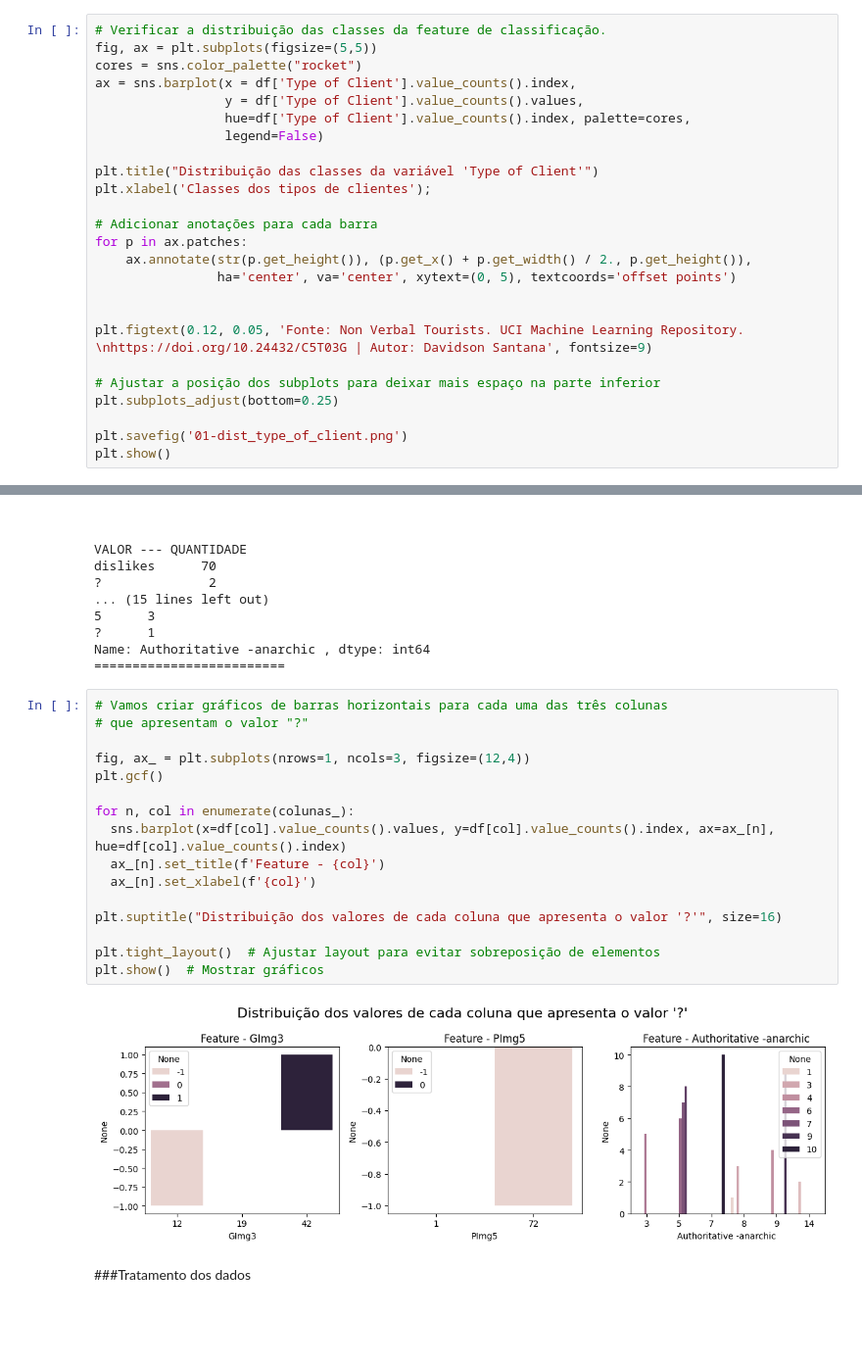
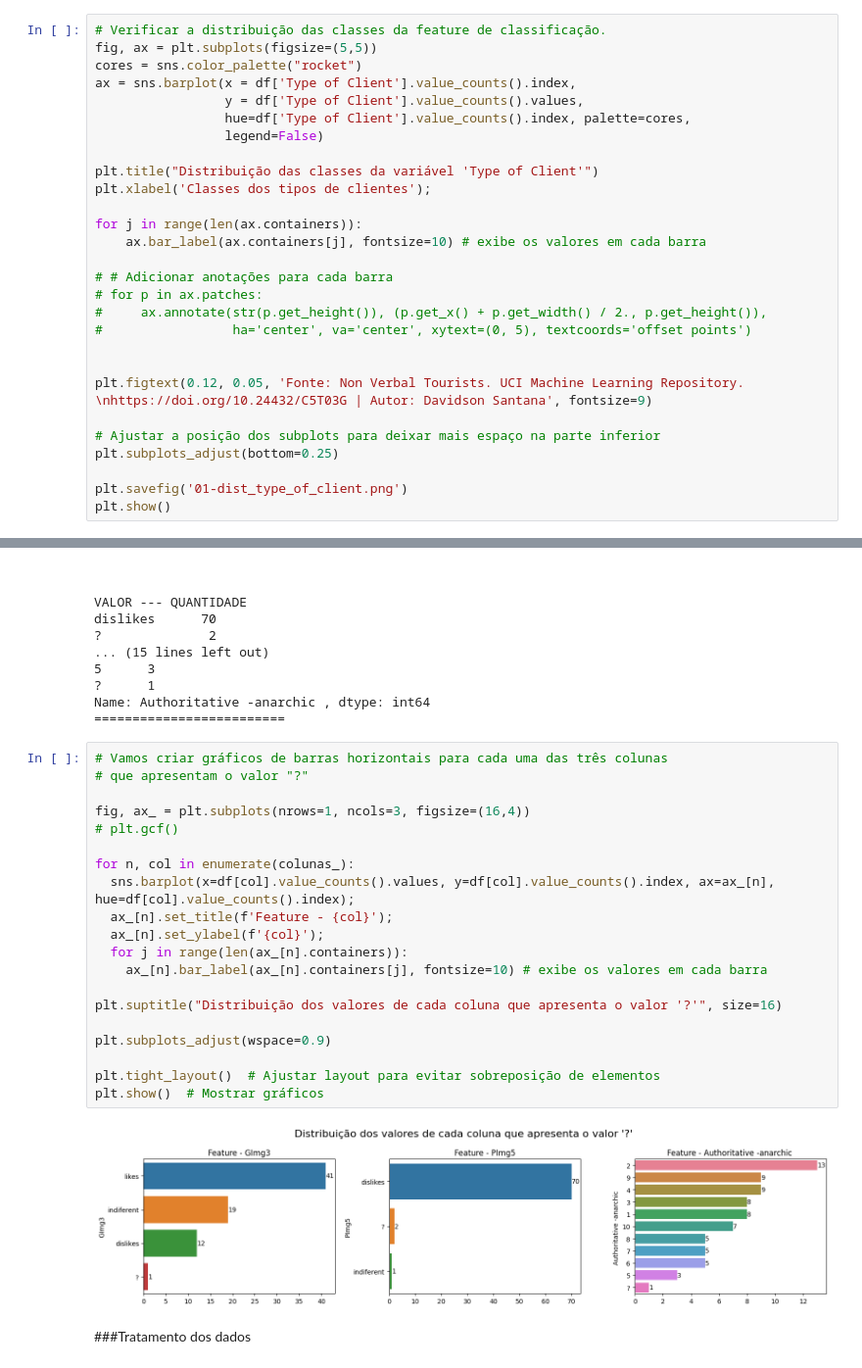
Before and after one commit to davidsonsantana89/modelos-preditivos, a Jupyter notebook: dass_Projeto_final_Classificação.ipynb, the cells around one changed output, grey strips where cells are left out. Shown at 98% size. Cells and saved outputs as stored; diff of their text form; blank space fills up the shorter version.

```diff
--- a/dass_Projeto_final_Classificação.ipynb
+++ b/dass_Projeto_final_Classificação.ipynb
@@ -93,10 +93,13 @@ ax = sns.barplot(x = df['Type of Client'].value_counts().index,
 plt.title("Distribuição das classes da variável 'Type of Client'")
 plt.xlabel('Classes dos tipos de clientes');
 
-# Adicionar anotações para cada barra
-for p in ax.patches:
-    ax.annotate(str(p.get_height()), (p.get_x() + p.get_width() / 2., p.get_height()),
-                ha='center', va='center', xytext=(0, 5), textcoords='offset points')
+for j in range(len(ax.containers)):
+    ax.bar_label(ax.containers[j], fontsize=10) # exibe os valores em cada barra
+
+# # Adicionar anotações para cada barra
+# for p in ax.patches:
+#     ax.annotate(str(p.get_height()), (p.get_x() + p.get_width() / 2., p.get_height()),
+#                 ha='center', va='center', xytext=(0, 5), textcoords='offset points')
 
 
 plt.figtext(0.12, 0.05, 'Fonte: Non Verbal Tourists. UCI Machine Learning Repository. \nhttps://doi.org/10.24432/C5T03G | Autor: Davidson Santana', fontsize=9)
@@ -149,21 +152,25 @@ Name: Authoritative -anarchic , dtype: int64
 # %%
 # Vamos criar gráficos de barras horizontais para cada uma das três colunas
 # que apresentam o valor "?"
 
-fig, ax_ = plt.subplots(nrows=1, ncols=3, figsize=(12,4))
-plt.gcf()
+fig, ax_ = plt.subplots(nrows=1, ncols=3, figsize=(16,4))
+# plt.gcf()
 
 for n, col in enumerate(colunas_):
-  sns.barplot(x=df[col].value_counts().values, y=df[col].value_counts().index, ax=ax_[n], hue=df[col].value_counts().index)
-  ax_[n].set_title(f'Feature - {col}')
-  ax_[n].set_xlabel(f'{col}')
+  sns.barplot(x=df[col].value_counts().values, y=df[col].value_counts().index, ax=ax_[n], hue=df[col].value_counts().index);
+  ax_[n].set_title(f'Feature - {col}');
+  ax_[n].set_ylabel(f'{col}');
+  for j in range(len(ax_[n].containers)):
+    ax_[n].bar_label(ax_[n].containers[j], fontsize=10) # exibe os valores em cada barra
 
 plt.suptitle("Distribuição dos valores de cada coluna que apresenta o valor '?'", size=16)
 
+plt.subplots_adjust(wspace=0.9)
+
 plt.tight_layout()  # Ajustar layout para evitar sobreposição de elementos
 plt.show()  # Mostrar gráficos
 # %% [output]
-[figure, old version]
+[figure, new version]
 # %% [markdown]
 ###Tratamento dos dados
 # %% [markdown]
```
Also changed, not shown: parts of 2 cells of this notebook.
